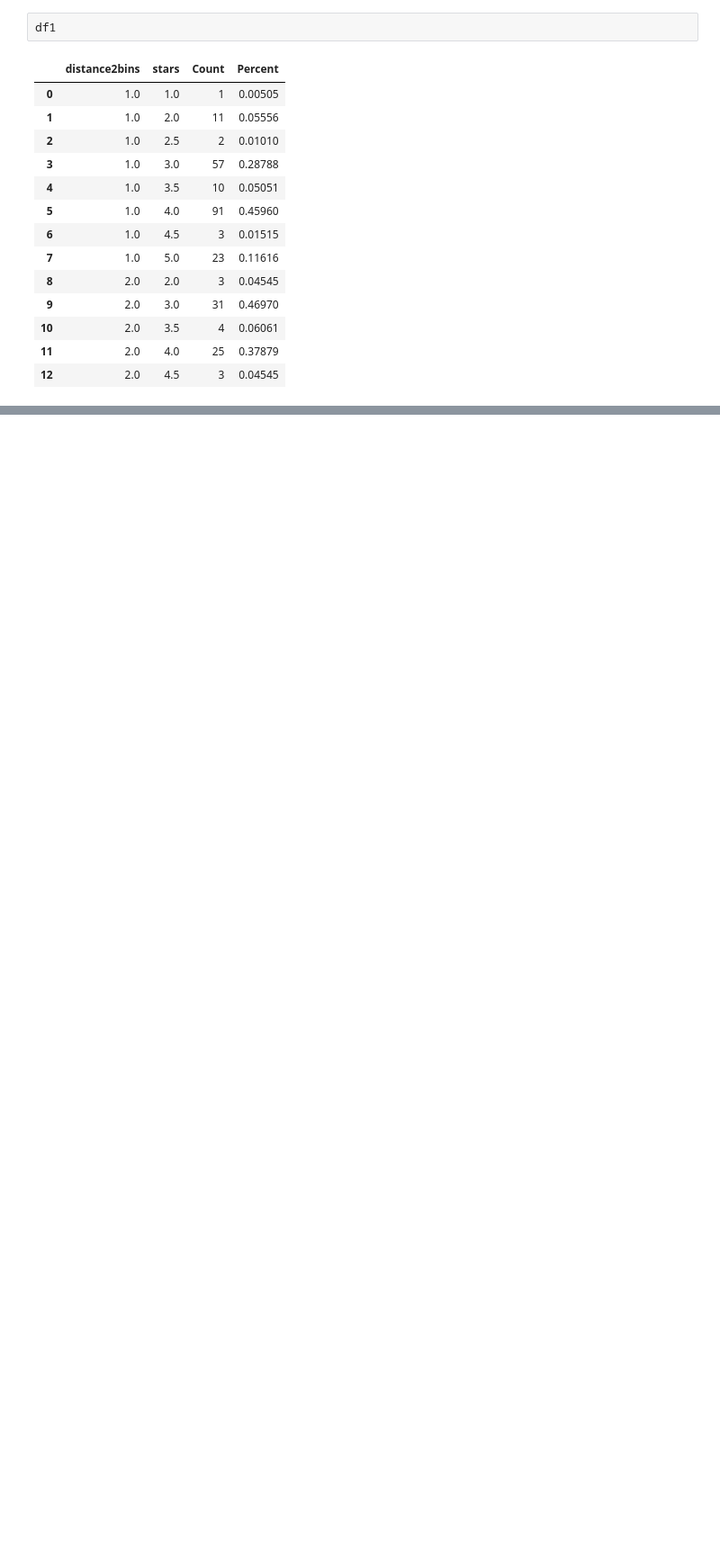
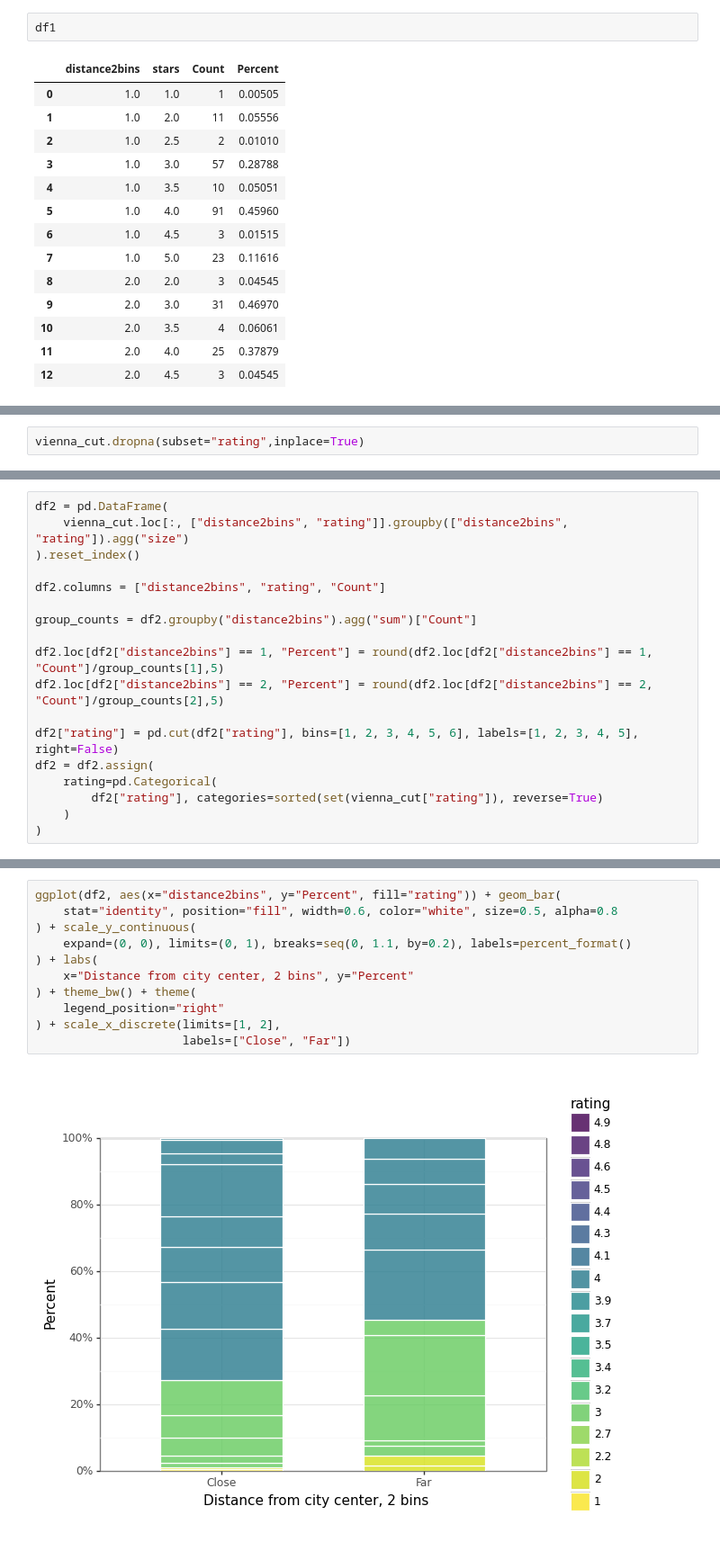
Before and after one commit to felipesebben/bk_data_analysis_studies, a Jupyter notebook: da_data_exercises/ch04-comparison_correlation/01-hotels_vienna/01-hotels_vienna_correlation.ipynb, the cells around one changed output, grey strips where cells are left out. Shown at 90% size. Drawn from its saved outputs; the diff is of its cells as text; blank space fills up the shorter version.

```diff
--- a/da_data_exercises/ch04-comparison_correlation/01-hotels_vienna/01-hotels_vienna_correlation.ipynb
+++ b/da_data_exercises/ch04-comparison_correlation/01-hotels_vienna/01-hotels_vienna_correlation.ipynb
@@ -187,0 +206,2 @@ df1
+# %%
+vienna_cut.dropna(subset="rating",inplace=True)
@@ -187,0 +213,18 @@ df1
+# %%
+df2 = pd.DataFrame(
+    vienna_cut.loc[:, ["distance2bins", "rating"]].groupby(["distance2bins", "rating"]).agg("size")
+).reset_index()
+
+df2.columns = ["distance2bins", "rating", "Count"]
+
+group_counts = df2.groupby("distance2bins").agg("sum")["Count"]
+
+df2.loc[df2["distance2bins"] == 1, "Percent"] = round(df2.loc[df2["distance2bins"] == 1, "Count"]/group_counts[1],5)
+df2.loc[df2["distance2bins"] == 2, "Percent"] = round(df2.loc[df2["distance2bins"] == 2, "Count"]/group_counts[2],5)
+
+df2["rating"] = pd.cut(df2["rating"], bins=[1, 2, 3, 4, 5, 6], labels=[1, 2, 3, 4, 5], right=False)
+df2 = df2.assign(
+    rating=pd.Categorical(
+        df2["rating"], categories=sorted(set(vienna_cut["rating"]), reverse=True)
+    )
+)
@@ -187,0 +251,13 @@ df1
+# %%
+ggplot(df2, aes(x="distance2bins", y="Percent", fill="rating")) + geom_bar(
+    stat="identity", position="fill", width=0.6, color="white", size=0.5, alpha=0.8
+) + scale_y_continuous(
+    expand=(0, 0), limits=(0, 1), breaks=seq(0, 1.1, by=0.2), labels=percent_format()
+) + labs(
+    x="Distance from city center, 2 bins", y="Percent"
+) + theme_bw() + theme(
+    legend_position="right"
+) + scale_x_discrete(limits=[1, 2],
+                     labels=["Close", "Far"])
+# %% [output]
+[figure, added]
```
Also changed, not shown: parts of 19 cells of this notebook.
